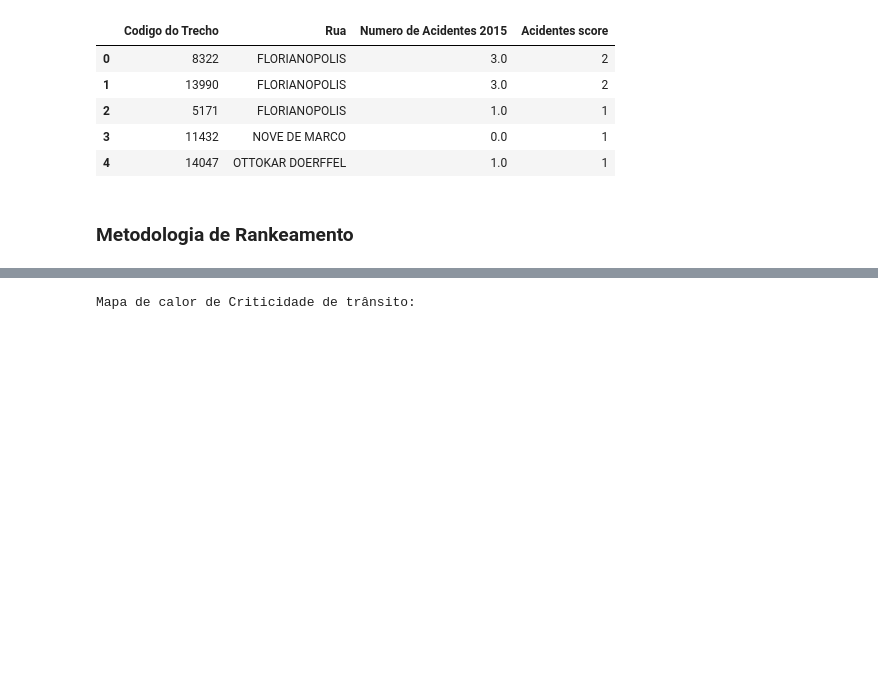
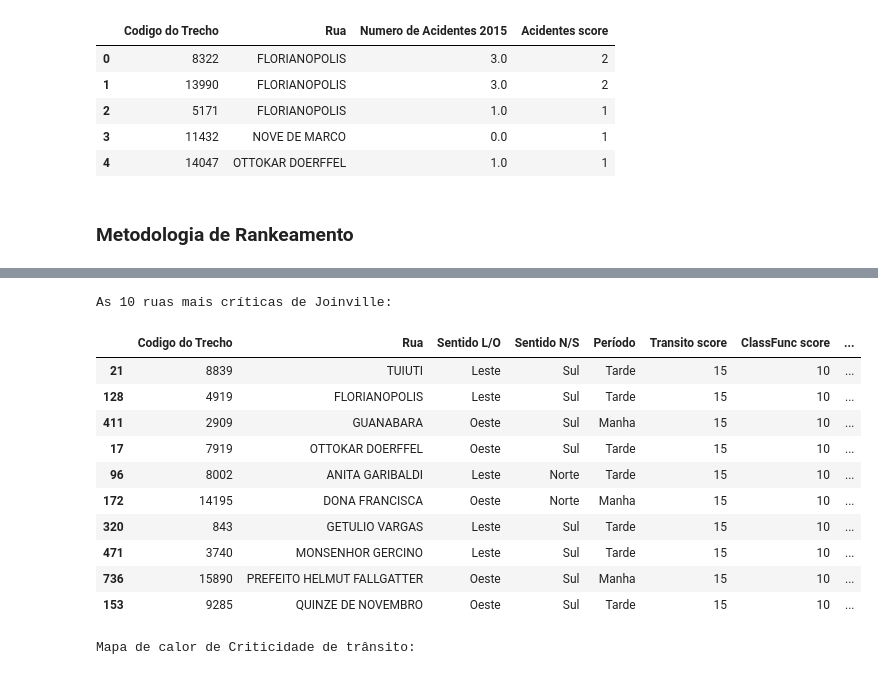
Before and after one commit to pmj-sepud/Joinville-Smart-Mobility, a Jupyter notebook: notebooks/reports/201802-GabrielBogo-RankeamentoVias.ipynb, the cells around one changed output, grey strips where cells are left out. Drawn from its saved outputs; the diff is of its cells as text; code cells hidden in the pictures; blank space fills up the shorter version.

```diff
--- a/notebooks/reports/201802-GabrielBogo-RankeamentoVias.ipynb
+++ b/notebooks/reports/201802-GabrielBogo-RankeamentoVias.ipynb
@@ -269,3 +269,25 @@ As 10 ruas mais críticas de Joinville:
+# %%
+gdf_ruas = gdf_acc.drop_duplicates("Rua")
+col_list = ["Codigo do Trecho", "Rua", "Sentido L/O", "Sentido N/S",
+            "Período", "Transito score", "ClassFunc score", "Acidentes score", "Total score",
+            "Probabilidade de Transito", "Velocidade Media (km/h)",
+            "Fila media (m)", "Atraso medio (s)", "ClassFunc", "Numero de Acidentes 2015",
+           ]
+print("As 10 ruas mais críticas de Joinville:")
+gdf_ruas[col_list].head(10)
+# %% [output]
+As 10 ruas mais críticas de Joinville:
+|  | Codigo do Trecho | Rua | Sentido L/O | Sentido N/S | Período | Transito score | ClassFunc score | ... |
+| 21 | 8839 | TUIUTI | Leste | Sul | Tarde | 15 | 10 | ... |
+| 128 | 4919 | FLORIANOPOLIS | Leste | Sul | Tarde | 15 | 10 | ... |
+| 411 | 2909 | GUANABARA | Oeste | Sul | Manha | 15 | 10 | ... |
+| 17 | 7919 | OTTOKAR DOERFFEL | Oeste | Sul | Tarde | 15 | 10 | ... |
+| 96 | 8002 | ANITA GARIBALDI | Leste | Norte | Tarde | 15 | 10 | ... |
+| 172 | 14195 | DONA FRANCISCA | Oeste | Norte | Manha | 15 | 10 | ... |
+| 320 | 843 | GETULIO VARGAS | Leste | Sul | Tarde | 15 | 10 | ... |
+| 471 | 3740 | MONSENHOR GERCINO | Leste | Sul | Tarde | 15 | 10 | ... |
+| 736 | 15890 | PREFEITO HELMUT FALLGATTER | Oeste | Sul | Manha | 15 | 10 | ... |
+| 153 | 9285 | QUINZE DE NOVEMBRO | Oeste | Sul | Tarde | 15 | 10 | ... |
 # %%
 map_osm = folium.Map(location=[-26.31739, -48.86499], zoom_start=16, tiles='Stamen Toner')
 
```
Also changed, not shown: parts of 2 cells of this notebook.
